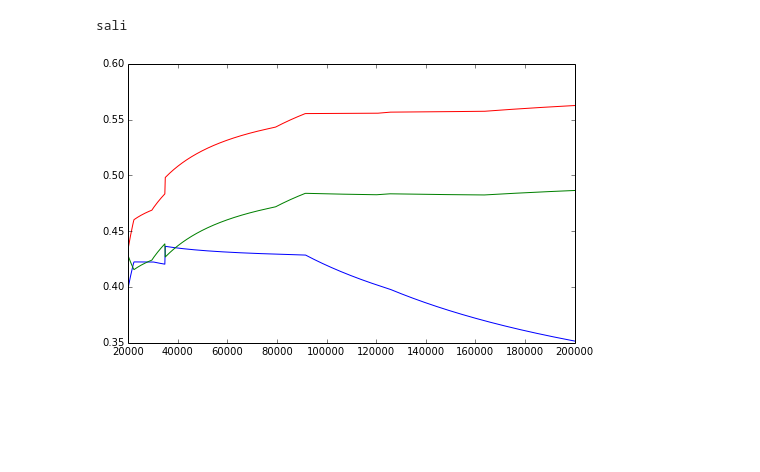
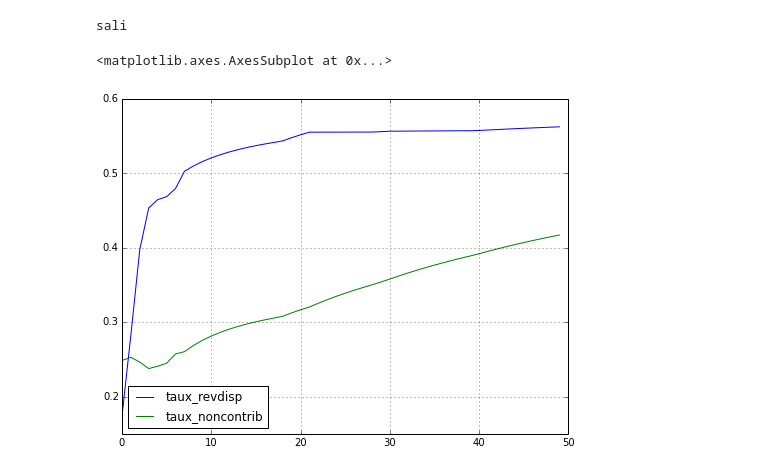
Before and after one commit to fmassot/openfisca-web-notebook, a Jupyter notebook: calcul_taux_effectif.ipynb, the cells around one changed output. Saved outputs shown, nothing was run; the diff lists cells and outputs as text; code cells hidden in the pictures; blank space fills up the shorter version.

Commit message:
last graph

```diff
--- a/calcul_taux_effectif.ipynb
+++ b/calcul_taux_effectif.ipynb
@@ -1,5 +1,6 @@
 # %%
 %pylab inline
+%matplotlib inline
 import collections
 import json
 import urllib2
@@ -15,10 +16,15 @@ base_case = dict(
         dict(code = 'revdisp', title = 'Revenu disponible'),
         dict(code = 'cotsoc_noncontrib', title = 'Cotisations sociales non contributives'),
         dict(code = 'cotsal_contrib', title = 'Cotisations sociales salariales contributives'),
+        dict(code = 'cotsal_noncontrib', title = 'Cotisations sociales salariales contributives'),
+        dict(code='cotpat_main_d_oeuvre', title='cotpat_main_d_oeuvre'),
         dict(code = 'cotpat_contrib', title = 'Cotisations pa contributives'),
+        dict(code = 'cotpat_noncontrib', title = 'Cotisations pa non contributives'),
         dict(code = 'irpp', title = 'irpp'),
         dict(code = 'csg', title = 'csg'),
         dict(code = 'crds', title = 'crds'),
+        dict(code = 'f2dc', title = 'f2dc'),
+        dict(code = 'rev_cap_bar', title = 'rev_cap_bar'),
         ],
 )
 
@@ -28,9 +34,9 @@ base_case = dict(
 # 1- revdisp / sali + cotsoc_noncontrib
 #
 SALI_MAX = 200000
-SALI_MIN = 20000
+SALI_MIN = 10000
 SALI_STEP = 1000
-SALI_COUNT = (SALI_MAX-SALI_MIN)/SALI_STEP
+SALI_COUNT = 50
 sali_range = range(SALI_MIN, SALI_MAX, SALI_STEP)
 # %% [output]
 Populating the interactive namespace from numpy and matplotlib
@@ -43,12 +49,11 @@ simulation = dict(
         dict(
             axes = [
                 dict(
-                    count = 1000,
+                    count = SALI_COUNT,
                     max = SALI_MAX,
                     min = SALI_MIN,
                     name = 'sali',
-                    ),
-                ],
+                    )],
             test_case = dict(
                 familles = [
                     dict(
@@ -117,2 +120,8 @@ df = pd.DataFrame(dict([(var['code'], var['values']) for var in variables]))
+# %%
+df = pd.DataFrame(dict([(var['code'], var['values']) for var in variables]))
+df['taux_revdisp'] = 1 - df['revdisp']/(df['salsuperbrut']+df['f2dc'])
+df['taux_sali'] = 1 - df['sali']/(df['salsuperbrut']+df['f2dc'])
+df['taux_salnet'] = 1 - df['salnet']/(df['salsuperbrut']+df['f2dc'])
+df['taux_noncontrib'] = - (df['csg'] + df['crds'] + df['irpp'] + df['cotpat_noncontrib'] + df['cotsal_noncontrib'])/(df['salsuperbrut']+df['rev_cap_bar'])
 # %%
 test = [1-revdisp/(revdisp-cotsoc_noncontrib-irpp) for revdisp, sali, cotsoc_noncontrib, irpp in zip(revdisps, salis, cotsoc_noncontribs, irpps)]
@@ -123,8 +128,5 @@ taux_noncontrib = [-(cotsoc_noncontrib+irpp+cotsal_contrib+cotpat_contrib)/sp fo
-# %%
-figure(figsize=(8,5))
-plot(salis, taux_revdisp, 'r') # tout prélèvemnet compris
-plot(salis, taux_sali, 'b') # cotisations
-plot(salis, taux_noncontrib, 'g') # non contrib
-show()
-# %% [output]
-[figure, removed]
+# %%
+df[['taux_revdisp', 'taux_noncontrib']].plot(figsize=(8,6))
+# %% [output]
+<matplotlib.axes.AxesSubplot at 0x...>
+[figure, added]
```
Also changed, not shown: parts of 31 cells of this notebook.
